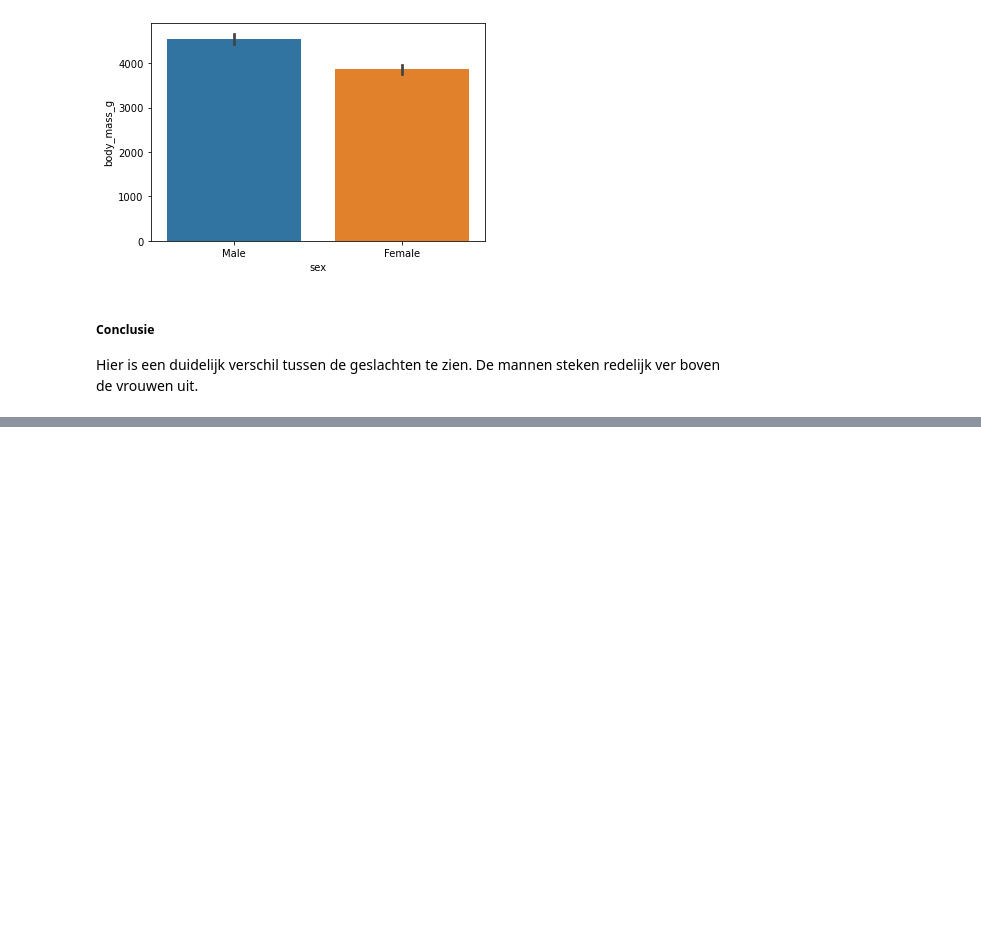
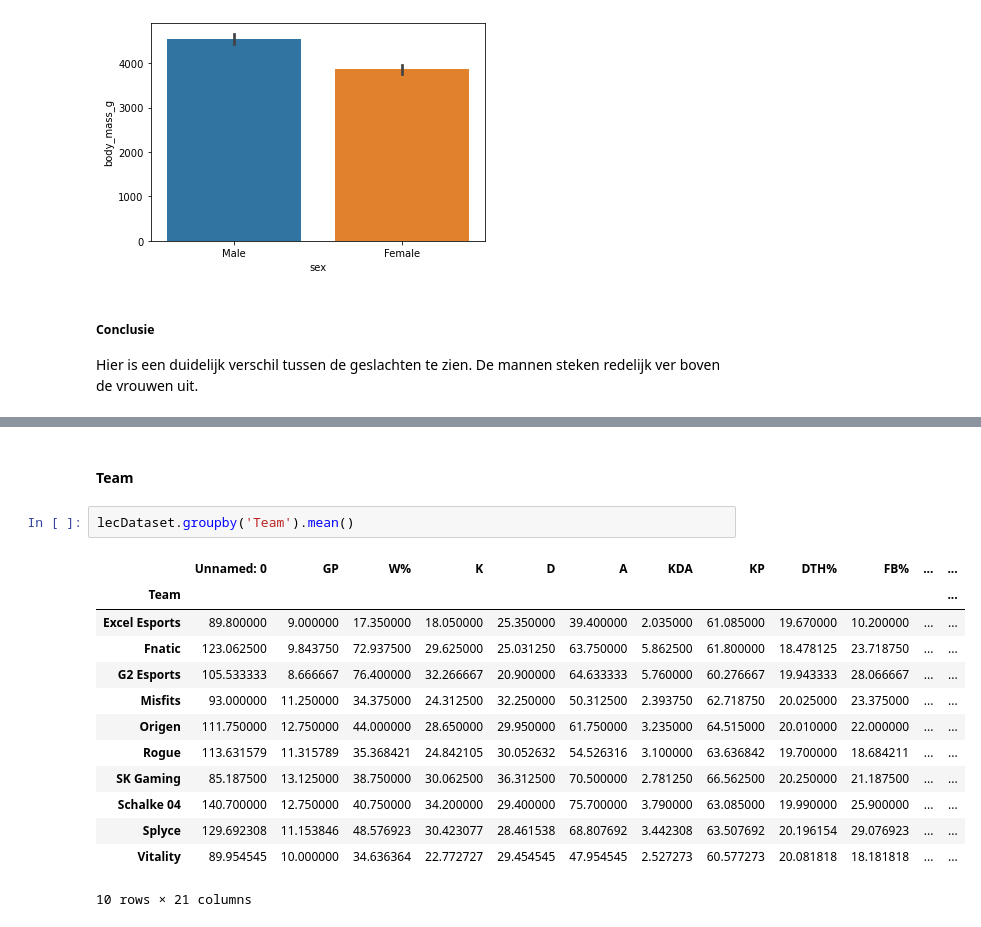
Before and after one commit to elco2000/DataSciencePortfolio, a Jupyter notebook: Week2b.ipynb, the cells around one changed output, grey strips where cells are left out. Saved outputs shown, nothing was run; the diff lists cells and outputs as text; blank space fills up the shorter version.

```diff
--- a/Week2b.ipynb
+++ b/Week2b.ipynb
@@ -75,0 +92,18 @@ Hier is een duidelijk verschil tussen de geslachten te zien. De mannen steken re
+# %% [markdown]
+#### Team
+# %%
+lecDataset.groupby('Team').mean()
+# %% [output]
+|  | Unnamed: 0 | GP | W% | K | D | A | KDA | KP | DTH% | FB% | ... | ... |
+| Team |  |  |  |  |  |  |  |  |  |  |  | ... |
+| Excel Esports | 89.800000 | 9.000000 | 17.350000 | 18.050000 | 25.350000 | 39.400000 | 2.035000 | 61.085000 | 19.670000 | 10.200000 | ... | ... |
+| Fnatic | 123.062500 | 9.843750 | 72.937500 | 29.625000 | 25.031250 | 63.750000 | 5.862500 | 61.800000 | 18.478125 | 23.718750 | ... | ... |
+| G2 Esports | 105.533333 | 8.666667 | 76.400000 | 32.266667 | 20.900000 | 64.633333 | 5.760000 | 60.276667 | 19.943333 | 28.066667 | ... | ... |
+| Misfits | 93.000000 | 11.250000 | 34.375000 | 24.312500 | 32.250000 | 50.312500 | 2.393750 | 62.718750 | 20.025000 | 23.375000 | ... | ... |
+| Origen | 111.750000 | 12.750000 | 44.000000 | 28.650000 | 29.950000 | 61.750000 | 3.235000 | 64.515000 | 20.010000 | 22.000000 | ... | ... |
+| Rogue | 113.631579 | 11.315789 | 35.368421 | 24.842105 | 30.052632 | 54.526316 | 3.100000 | 63.636842 | 19.700000 | 18.684211 | ... | ... |
+| SK Gaming | 85.187500 | 13.125000 | 38.750000 | 30.062500 | 36.312500 | 70.500000 | 2.781250 | 66.562500 | 20.250000 | 21.187500 | ... | ... |
+| Schalke 04 | 140.700000 | 12.750000 | 40.750000 | 34.200000 | 29.400000 | 75.700000 | 3.790000 | 63.085000 | 19.990000 | 25.900000 | ... | ... |
+| Splyce | 129.692308 | 11.153846 | 48.576923 | 30.423077 | 28.461538 | 68.807692 | 3.442308 | 63.507692 | 20.196154 | 29.076923 | ... | ... |
+| Vitality | 89.954545 | 10.000000 | 34.636364 | 22.772727 | 29.454545 | 47.954545 | 2.527273 | 60.577273 | 20.081818 | 18.181818 | ... | ... |
+10 rows × 21 columns
```
Also changed, not shown: parts of 11 cells of this notebook.
